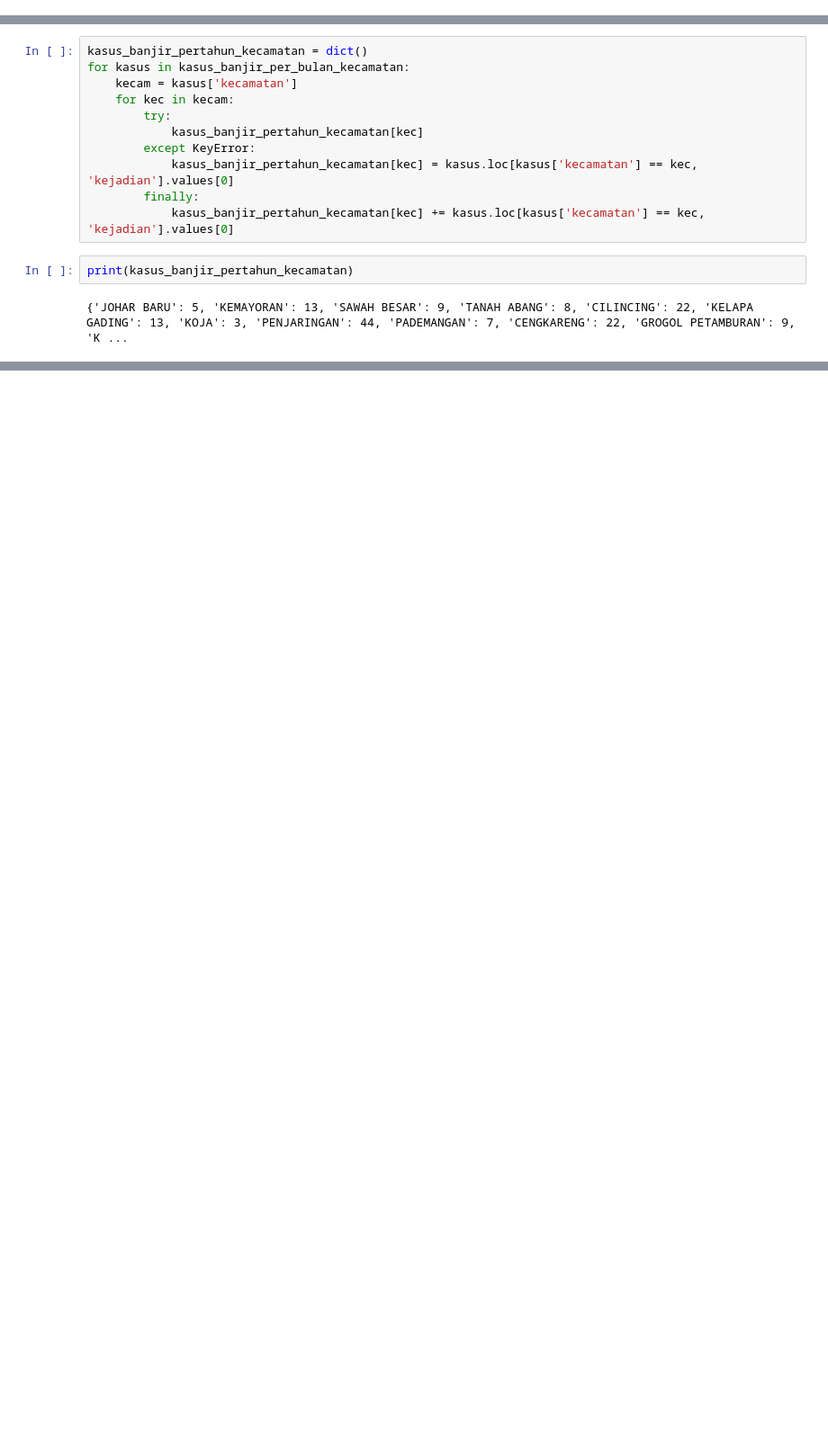
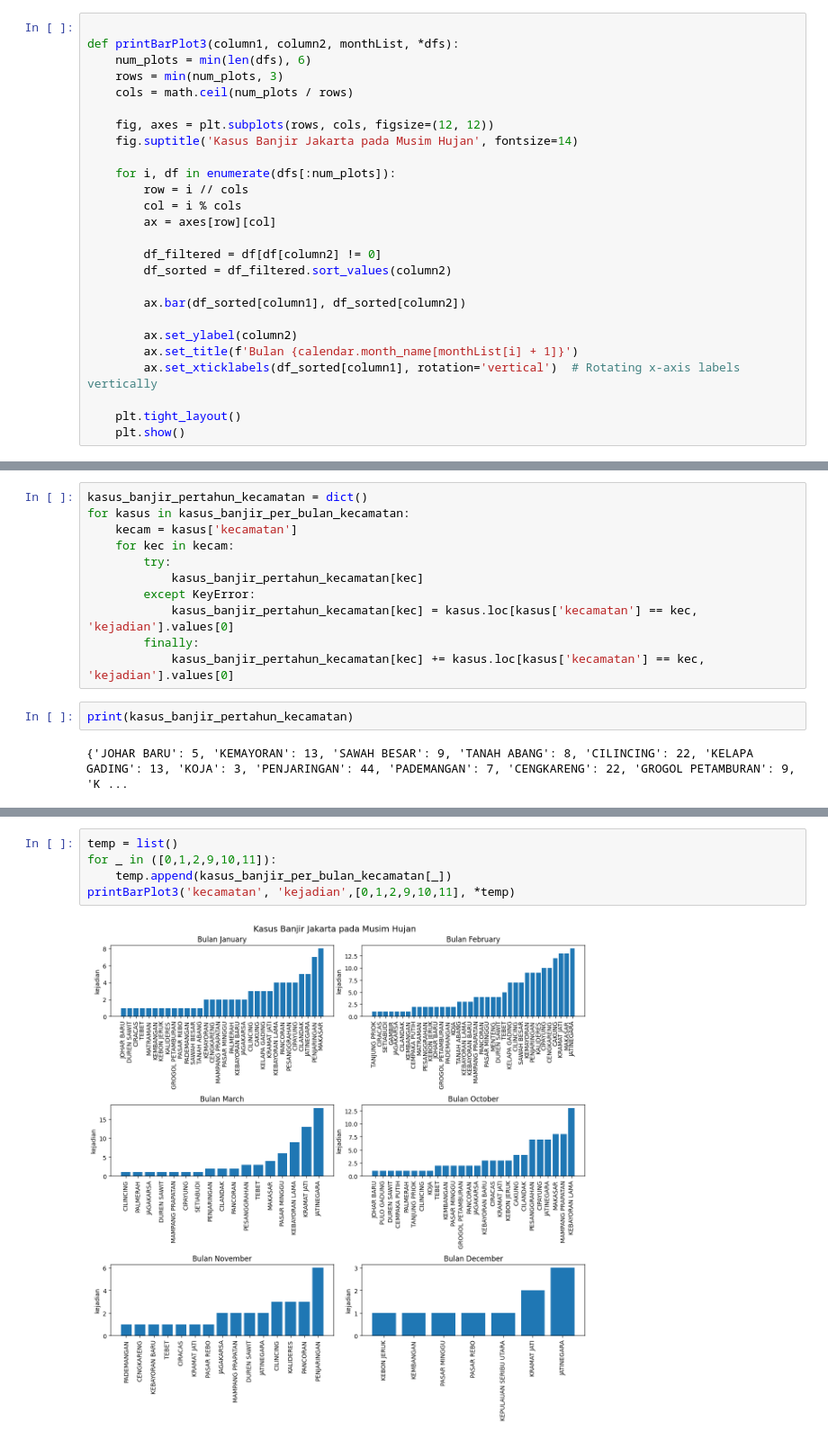
Before and after one commit to mafir03/datascience, a Jupyter notebook: f/main.ipynb, the cells around one changed output, grey strips where cells are left out. Shown: that part at 90% size. Saved outputs shown, nothing was run; the diff lists cells and outputs as text; blank space fills up the shorter version.

```diff
--- a/f/main.ipynb
+++ b/f/main.ipynb
@@ -226,3 +269,29 @@ def printBarPlot(df):
+# %%
+
+def printBarPlot3(column1, column2, monthList, *dfs):
+    num_plots = min(len(dfs), 6)
+    rows = min(num_plots, 3)
+    cols = math.ceil(num_plots / rows)
+
+    fig, axes = plt.subplots(rows, cols, figsize=(12, 12))
+    fig.suptitle('Kasus Banjir Jakarta pada Musim Hujan', fontsize=14)
+
+    for i, df in enumerate(dfs[:num_plots]):
+        row = i // cols
+        col = i % cols
+        ax = axes[row][col]
+
+        df_filtered = df[df[column2] != 0]
+        df_sorted = df_filtered.sort_values(column2)
+
+        ax.bar(df_sorted[column1], df_sorted[column2])
+
+        ax.set_ylabel(column2)
+        ax.set_title(f'Bulan {calendar.month_name[monthList[i] + 1]}')
+        ax.set_xticklabels(df_sorted[column1], rotation='vertical')  # Rotating x-axis labels vertically
+
+    plt.tight_layout()
+    plt.show()
 # %%
 # 0 = januari
 # 11 = desember
@@ -246,0 +336,7 @@ print(kasus_banjir_pertahun_kecamatan)
+# %%
+temp = list()
+for _ in ([0,1,2,9,10,11]):
+    temp.append(kasus_banjir_per_bulan_kecamatan[_])
+printBarPlot3('kecamatan', 'kejadian',[0,1,2,9,10,11], *temp)
+# %% [output]
+[figure, added]
```
Also changed, not shown: parts of 27 cells of this notebook, 1 other file.
